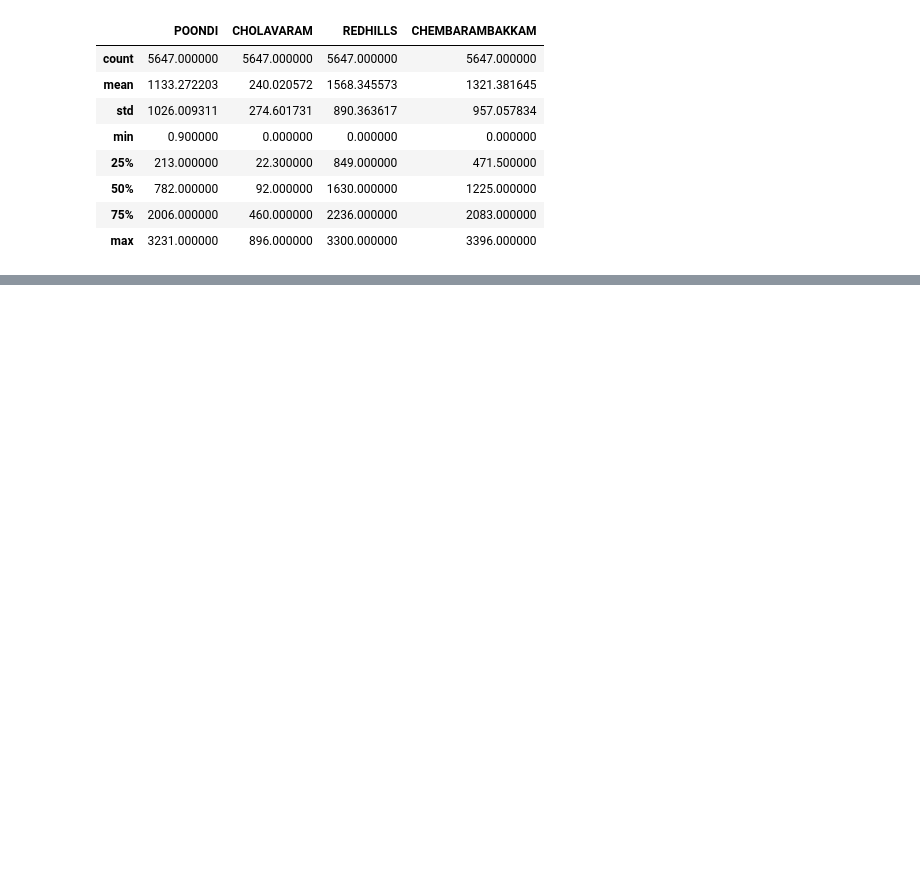
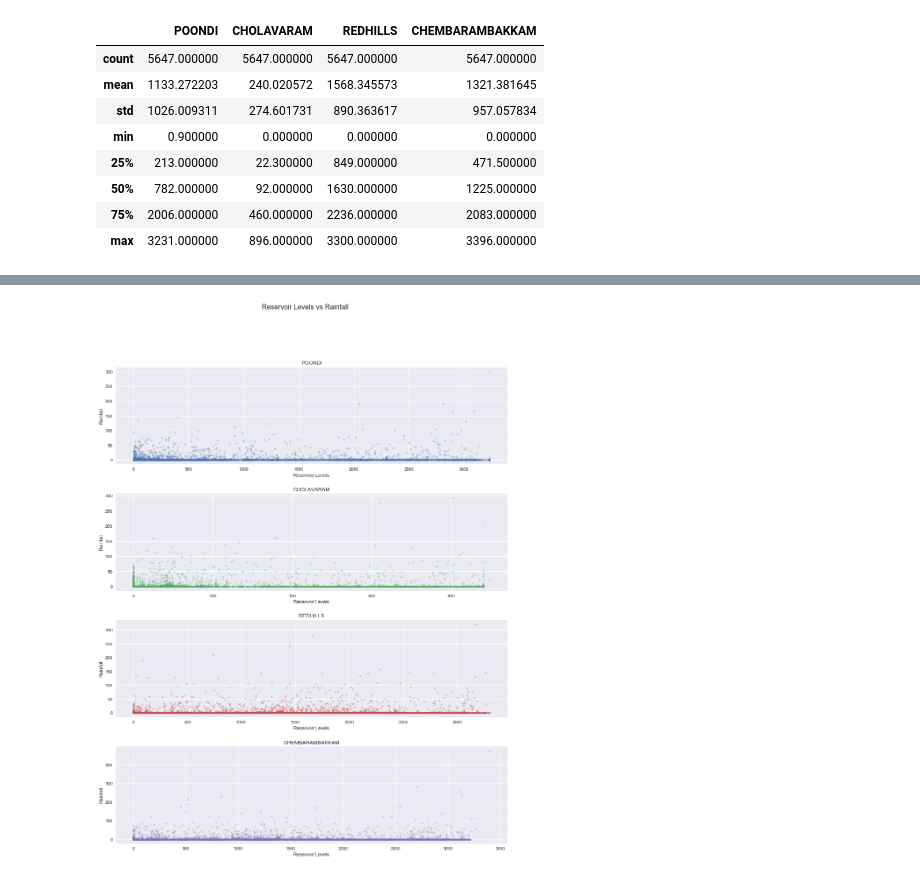
Before and after one commit to marxav0319/Chennai_Water_Management_NB, a Jupyter notebook: Chennai Water Management Exploratory Analysis.ipynb, the cells around one changed output, grey strips where cells are left out. Saved outputs shown, nothing was run; the diff lists cells and outputs as text; code cells hidden in the pictures; blank space fills up the shorter version.

```diff
--- a/Chennai Water Management Exploratory Analysis.ipynb
+++ b/Chennai Water Management Exploratory Analysis.ipynb
@@ -44,0 +105,11 @@ for column in reservoir_levels.columns[1:]:
+# %%
+fig, ax = plt.subplots(4, 1, figsize=(16, 20))
+for index, column in enumerate(reservoir_levels.columns[1:]):
+    ax[index].scatter(reservoir_levels[column], rainfall[column], marker='.', color=colors[index], alpha=0.3)
+    ax[index].set_ylabel('Rainfall')
+    ax[index].set_title(column)
+    ax[index].set_xlabel('Reservoir Levels')
+fig.suptitle('Reservoir Levels vs Rainfall', size=16)
+fig.subplots_adjust(hspace=0.3)
+# %% [output]
+[figure, added]
```
Also changed, not shown: parts of 26 cells of this notebook.
